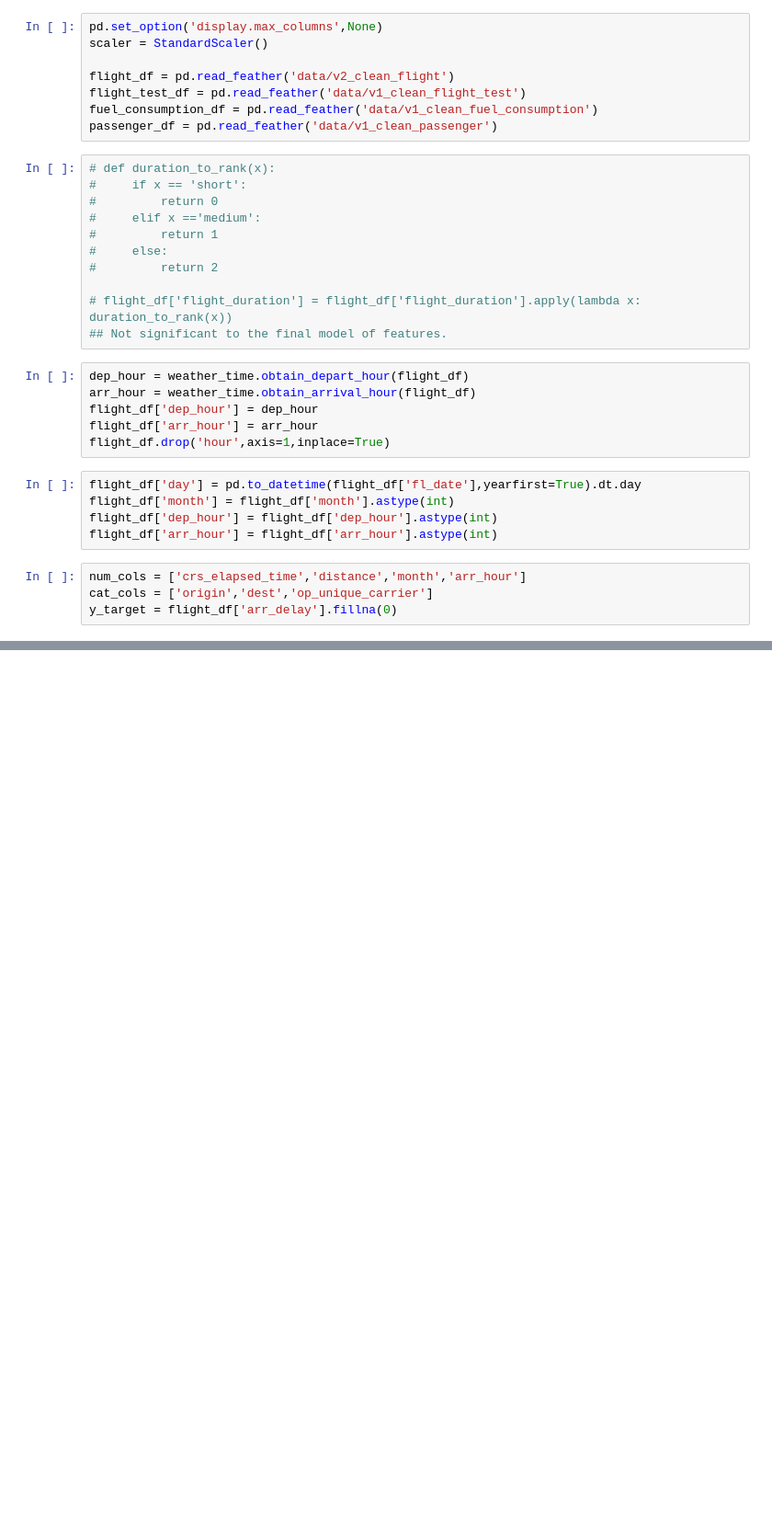
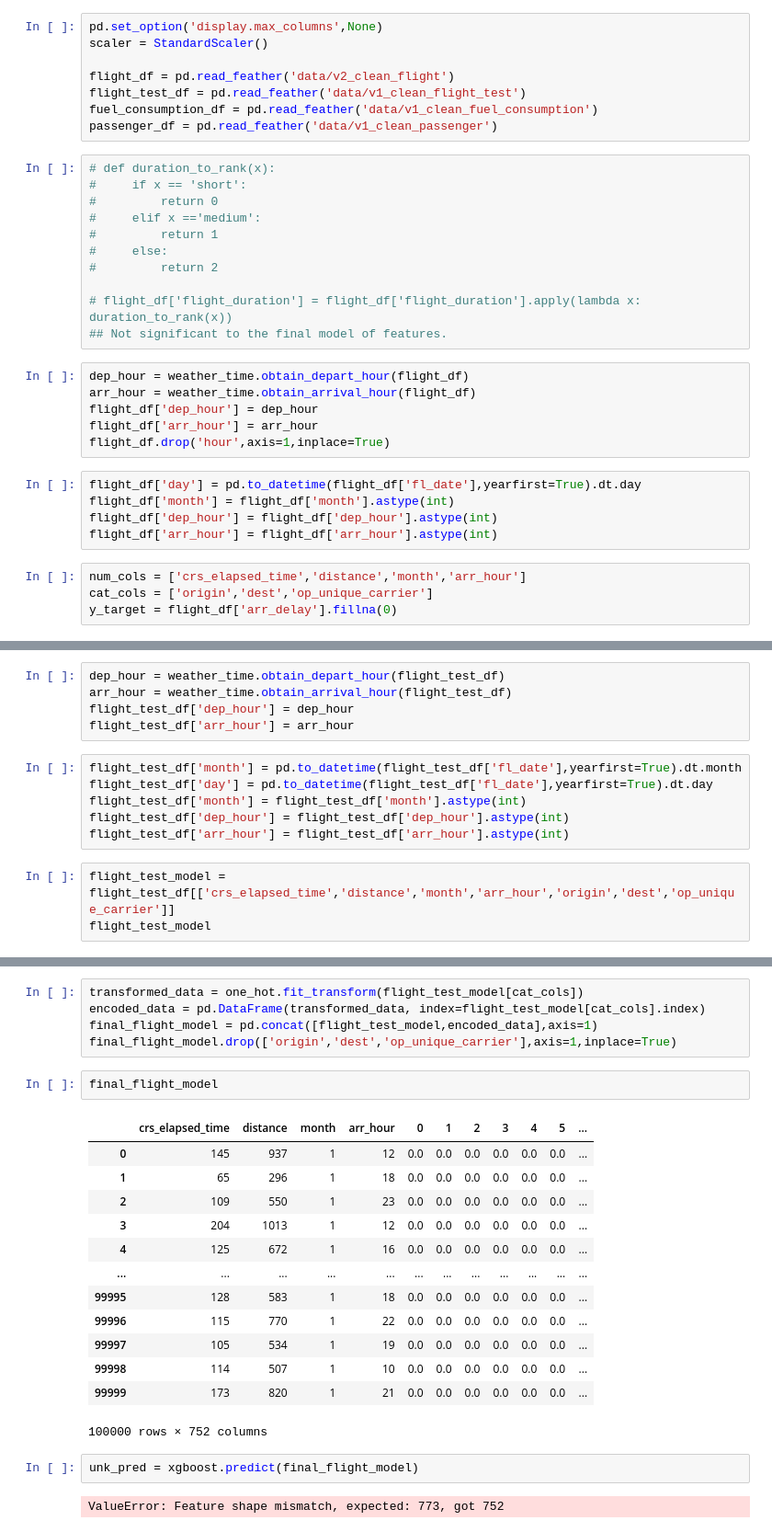
Before and after one commit to JohnathanJack/Predicting-Flight-Delays, a Jupyter notebook: second_xgboost_model.ipynb, the cells around one changed output, grey strips where cells are left out. Shown at 92% size. Saved outputs shown, nothing was run; the diff lists cells and outputs as text; blank space fills up the shorter version.

```diff
--- a/second_xgboost_model.ipynb
+++ b/second_xgboost_model.ipynb
@@ -104,0 +108,14 @@ sns.scatterplot(x=y_test,y=y_pred)
+# %%
+dep_hour = weather_time.obtain_depart_hour(flight_test_df)
+arr_hour = weather_time.obtain_arrival_hour(flight_test_df)
+flight_test_df['dep_hour'] = dep_hour
+flight_test_df['arr_hour'] = arr_hour
+# %%
+flight_test_df['month'] = pd.to_datetime(flight_test_df['fl_date'],yearfirst=True).dt.month
+flight_test_df['day'] = pd.to_datetime(flight_test_df['fl_date'],yearfirst=True).dt.day
+flight_test_df['month'] = flight_test_df['month'].astype(int)
+flight_test_df['dep_hour'] = flight_test_df['dep_hour'].astype(int)
+flight_test_df['arr_hour'] = flight_test_df['arr_hour'].astype(int)
+# %%
+flight_test_model = flight_test_df[['crs_elapsed_time','distance','month','arr_hour','origin','dest','op_unique_carrier']]
+flight_test_model
@@ -104,0 +136,25 @@ sns.scatterplot(x=y_test,y=y_pred)
+# %%
+transformed_data = one_hot.fit_transform(flight_test_model[cat_cols])
+encoded_data = pd.DataFrame(transformed_data, index=flight_test_model[cat_cols].index)
+final_flight_model = pd.concat([flight_test_model,encoded_data],axis=1)
+final_flight_model.drop(['origin','dest','op_unique_carrier'],axis=1,inplace=True)
+# %%
+final_flight_model
+# %% [output]
+|  | crs_elapsed_time | distance | month | arr_hour | 0 | 1 | 2 | 3 | 4 | 5 | ... |
+| 0 | 145 | 937 | 1 | 12 | 0.0 | 0.0 | 0.0 | 0.0 | 0.0 | 0.0 | ... |
+| 1 | 65 | 296 | 1 | 18 | 0.0 | 0.0 | 0.0 | 0.0 | 0.0 | 0.0 | ... |
+| 2 | 109 | 550 | 1 | 23 | 0.0 | 0.0 | 0.0 | 0.0 | 0.0 | 0.0 | ... |
+| 3 | 204 | 1013 | 1 | 12 | 0.0 | 0.0 | 0.0 | 0.0 | 0.0 | 0.0 | ... |
+| 4 | 125 | 672 | 1 | 16 | 0.0 | 0.0 | 0.0 | 0.0 | 0.0 | 0.0 | ... |
+| ... | ... | ... | ... | ... | ... | ... | ... | ... | ... | ... | ... |
+| 99995 | 128 | 583 | 1 | 18 | 0.0 | 0.0 | 0.0 | 0.0 | 0.0 | 0.0 | ... |
+| 99996 | 115 | 770 | 1 | 22 | 0.0 | 0.0 | 0.0 | 0.0 | 0.0 | 0.0 | ... |
+| 99997 | 105 | 534 | 1 | 19 | 0.0 | 0.0 | 0.0 | 0.0 | 0.0 | 0.0 | ... |
+| 99998 | 114 | 507 | 1 | 10 | 0.0 | 0.0 | 0.0 | 0.0 | 0.0 | 0.0 | ... |
+| 99999 | 173 | 820 | 1 | 21 | 0.0 | 0.0 | 0.0 | 0.0 | 0.0 | 0.0 | ... |
+100000 rows × 752 columns
+# %%
+unk_pred = xgboost.predict(final_flight_model)
+# %% [output]
+ValueError: Feature shape mismatch, expected: 773, got 752
```
Also changed, not shown: parts of 13 cells of this notebook, 2 other files.
